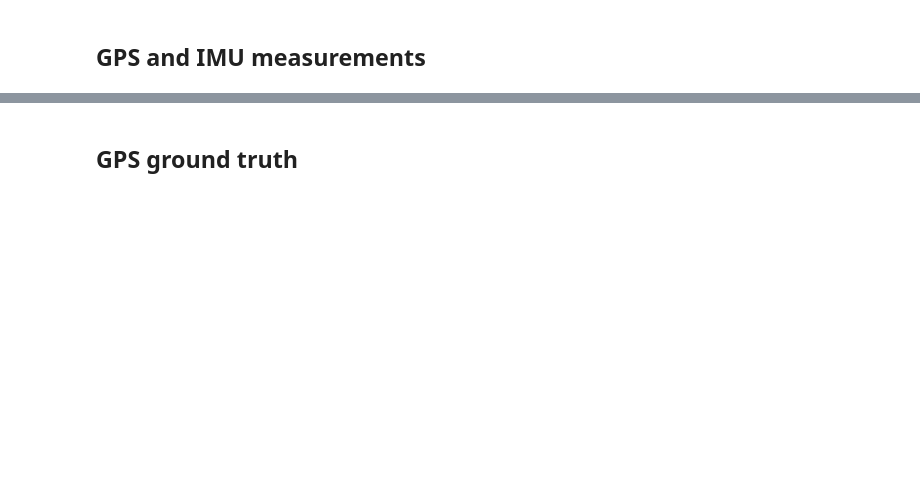
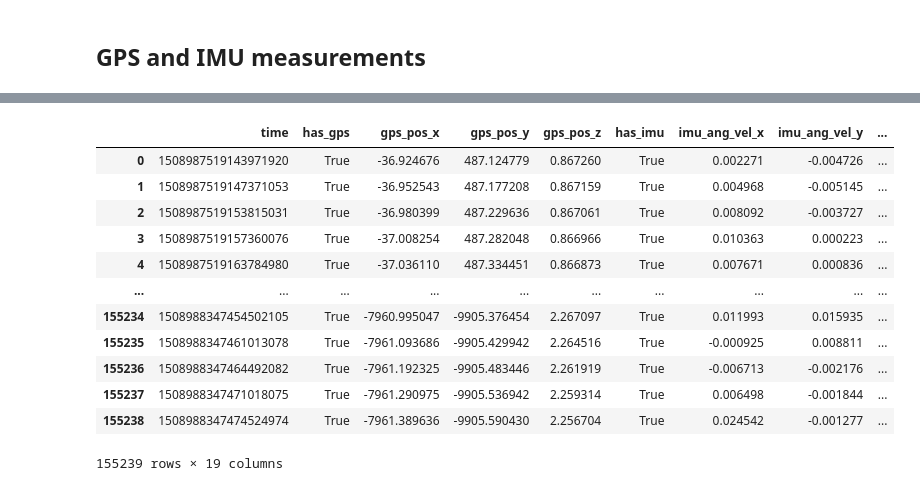
Before and after one commit to rayxie11/aa275, a Jupyter notebook: load_measurements.ipynb, the cells around one changed output, grey strips where cells are left out. Saved outputs shown, nothing was run; the diff lists cells and outputs as text; code cells hidden in the pictures; blank space fills up the shorter version.

```diff
--- a/load_measurements.ipynb
+++ b/load_measurements.ipynb
@@ -69,0 +111,15 @@ meas
+# %%
+with open("../data/deviation_from_center", "rb") as fp:
+    dev_from_center = pickle.load(fp)
+    dev_from_center = pd.DataFrame({'delta':dev_from_center})
+    dev_from_center = pd.DataFrame({'delta':dev_from_center.apply(lambda row: row.delta * (3.05/3.5), axis=1)}) # BUG: Quick fix for wrong LW in utils.py
+
+with open("../data/img_data_dir", "rb") as fp:
+    cam_timestamps = pickle.load(fp)
+    cam_timestamps = [int(cam_timestamp.split('.')[0])*1000 for cam_timestamp in cam_timestamps]
+    cam_timestamps = pd.DataFrame({'cam_timestamps':cam_timestamps})
+
+cam_times = find_nearest_time(gps['time'], cam_timestamps['cam_timestamps'])
+cam_times['has_cam'] = True
+cam = cam_times.join(dev_from_center).sort_values('time')
+cam
@@ -69,0 +140,6 @@ meas
+# %%
+cam_pos = gps.merge(cam, on='time')[['time', 'gps_pos_x', 'gps_pos_y']]
+centerlane = find_nearest_pos(road['road_x'], road['road_y'], cam_pos['gps_pos_x'], cam_pos['gps_pos_y'])
+cam_pos = cam_pos.join(centerlane).drop(['gps_pos_x', 'gps_pos_y'], axis=1)
+cam = cam.merge(cam_pos, on='time')
+cam
@@ -69,0 +161,16 @@ meas
+# %%
+# Add current lane, LANEWIDTH, number of lanes
+
+# Taken from images
+idxs  = np.array([0, 242, 250, 761, 794, 838, 872, 1098, 1130, 1724, 1751, 2215, 2291, 2943, 3509, 3607, 4877]) # frame index where a lane change happens
+lanes = np.array([     1, 0.5,   0,   0,   1,   0,    0,    1,    0,  0.5,    1,    0,    1,    0,    1,    2]) # lane the car is in, rightmost=0
+lens  = np.diff(idxs)
+curr_lane = np.empty(0)
+for le, lane in zip(lens, lanes):
+    curr_lane = np.hstack((curr_lane, np.ones(le)*lane))
+cam['curr_lane'] = curr_lane
+
+cam['LANEWIDTH'] = 3.05
+
+cam['n_lanes']   = 3
+cam
@@ -70,4 +191,22 @@ meas
+# %%
+# Add camera data to meas
+meas = meas.join(cam.set_index('time'), on='time')
+meas = meas.fillna(value={"has_cam": False})
+meas['has_cam'] = meas.apply(lambda row: False if np.isnan(row.delta) else True, axis=1)
+meas
+# %% [output]
+|  | time | has_gps | gps_pos_x | gps_pos_y | gps_pos_z | has_imu | imu_ang_vel_x | imu_ang_vel_y | ... |
+| 0 | 1508987519143971920 | True | -36.924676 | 487.124779 | 0.867260 | True | 0.002271 | -0.004726 | ... |
+| 1 | 1508987519147371053 | True | -36.952543 | 487.177208 | 0.867159 | True | 0.004968 | -0.005145 | ... |
+| 2 | 1508987519153815031 | True | -36.980399 | 487.229636 | 0.867061 | True | 0.008092 | -0.003727 | ... |
+| 3 | 1508987519157360076 | True | -37.008254 | 487.282048 | 0.866966 | True | 0.010363 | 0.000223 | ... |
+| 4 | 1508987519163784980 | True | -37.036110 | 487.334451 | 0.866873 | True | 0.007671 | 0.000836 | ... |
+| ... | ... | ... | ... | ... | ... | ... | ... | ... | ... |
+| 155234 | 1508988347454502105 | True | -7960.995047 | -9905.376454 | 2.267097 | True | 0.011993 | 0.015935 | ... |
+| 155235 | 1508988347461013078 | True | -7961.093686 | -9905.429942 | 2.264516 | True | -0.000925 | 0.008811 | ... |
+| 155236 | 1508988347464492082 | True | -7961.192325 | -9905.483446 | 2.261919 | True | -0.006713 | -0.002176 | ... |
+| 155237 | 1508988347471018075 | True | -7961.290975 | -9905.536942 | 2.259314 | True | 0.006498 | -0.001844 | ... |
+| 155238 | 1508988347474524974 | True | -7961.389636 | -9905.590430 | 2.256704 | True | 0.024542 | -0.001277 | ... |
+155239 rows × 19 columns
 # %%
 meas.to_csv('../data/measurements.csv')
-# %% [markdown]
-## GPS ground truth
```
Also changed, not shown: parts of 14 cells of this notebook, 4 other files.
